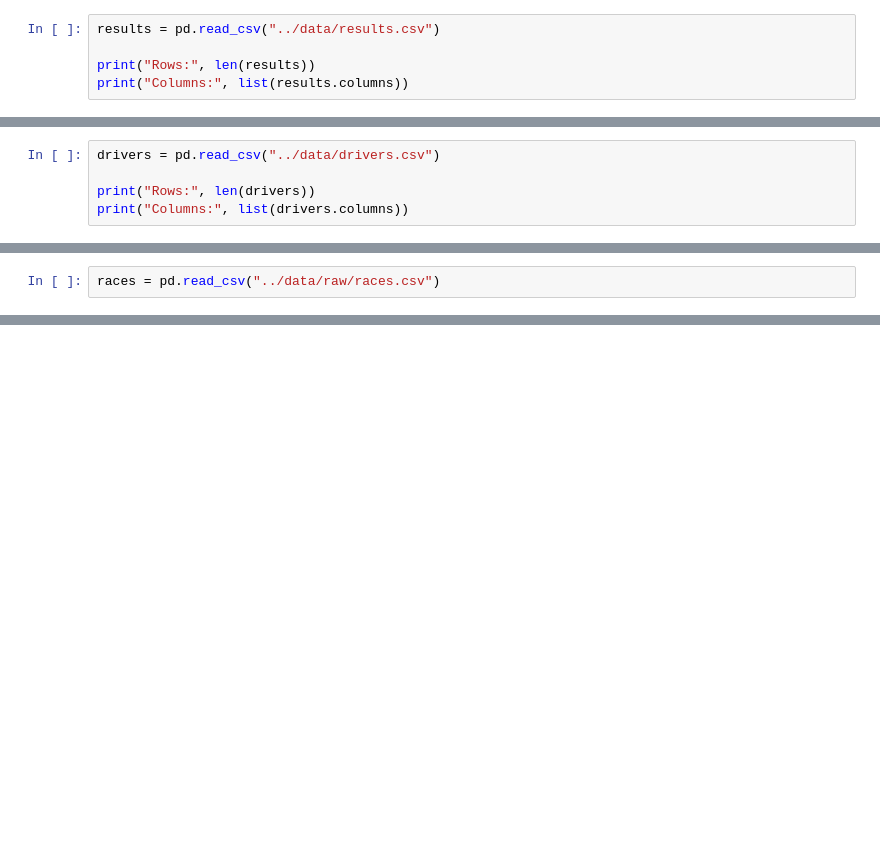
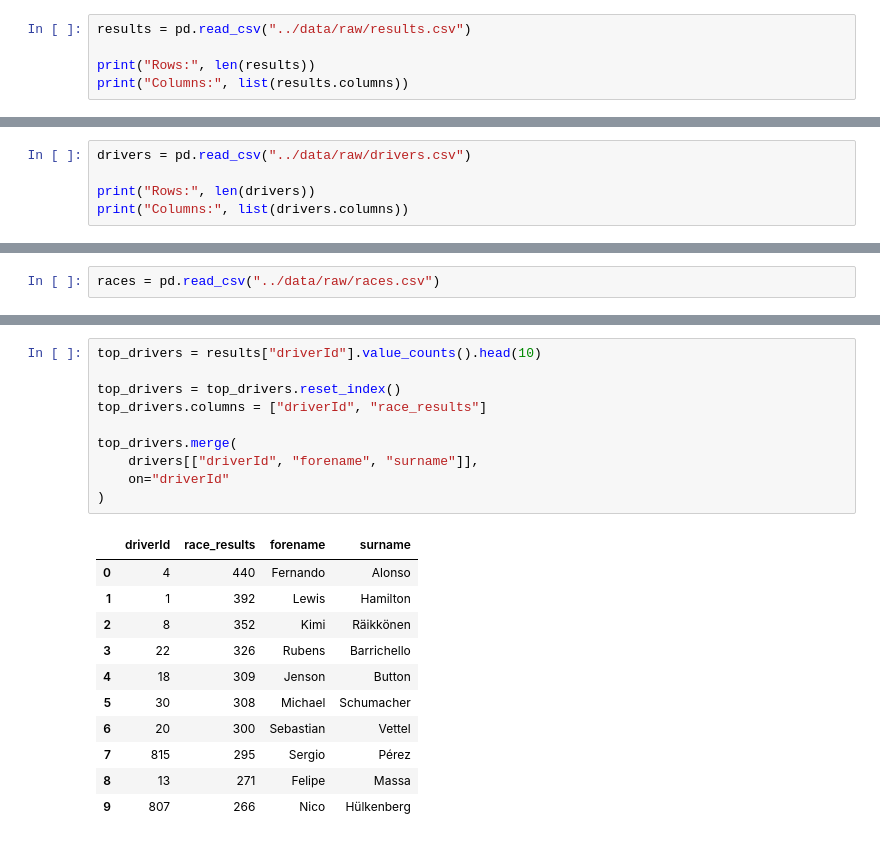
Before and after one commit to dharanish721/F1-Race-Predictor, a Jupyter notebook: notebooks/01_f1_data_exploration.ipynb, the cells around one changed output, grey strips where cells are left out. Cells and saved outputs as stored; diff of their text form; blank space fills up the shorter version.

```diff
--- a/notebooks/01_f1_data_exploration.ipynb
+++ b/notebooks/01_f1_data_exploration.ipynb
@@ -30,7 +30,7 @@ First year: 1950
 Last year: 2026
 Number of seasons: 77
 # %%
-results = pd.read_csv("../data/results.csv")
+results = pd.read_csv("../data/raw/results.csv")
 
 print("Rows:", len(results))
 print("Columns:", list(results.columns))
@@ -56,7 +56,7 @@ print("Columns:", list(qualifying.columns))
 Rows: 11234
 Columns: ['qualifyId', 'raceId', 'driverId', 'constructorId', 'number', 'position', 'q1', 'q2', 'q3']
 # %%
-drivers = pd.read_csv("../data/drivers.csv")
+drivers = pd.read_csv("../data/raw/drivers.csv")
 
 print("Rows:", len(drivers))
 print("Columns:", list(drivers.columns))
@@ -155,0 +215,22 @@ races = pd.read_csv("../data/raw/races.csv")
+# %%
+top_drivers = results["driverId"].value_counts().head(10)
+
+top_drivers = top_drivers.reset_index()
+top_drivers.columns = ["driverId", "race_results"]
+
+top_drivers.merge(
+    drivers[["driverId", "forename", "surname"]],
+    on="driverId"
+)
+# %% [output]
+|  | driverId | race_results | forename | surname |
+| 0 | 4 | 440 | Fernando | Alonso |
+| 1 | 1 | 392 | Lewis | Hamilton |
+| 2 | 8 | 352 | Kimi | Räikkönen |
+| 3 | 22 | 326 | Rubens | Barrichello |
+| 4 | 18 | 309 | Jenson | Button |
+| 5 | 30 | 308 | Michael | Schumacher |
+| 6 | 20 | 300 | Sebastian | Vettel |
+| 7 | 815 | 295 | Sergio | Pérez |
+| 8 | 13 | 271 | Felipe | Massa |
+| 9 | 807 | 266 | Nico | Hülkenberg |
```
Also changed, not shown: parts of 131 cells of this notebook.
